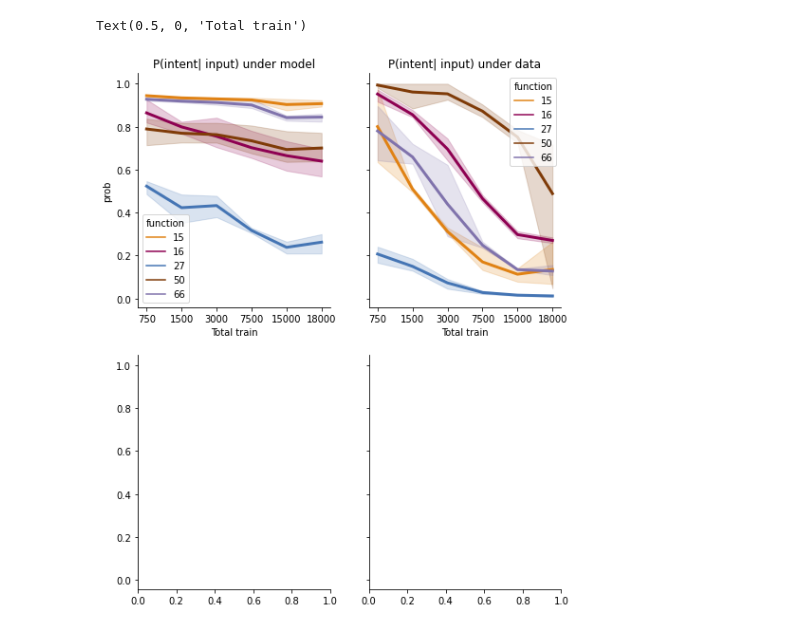
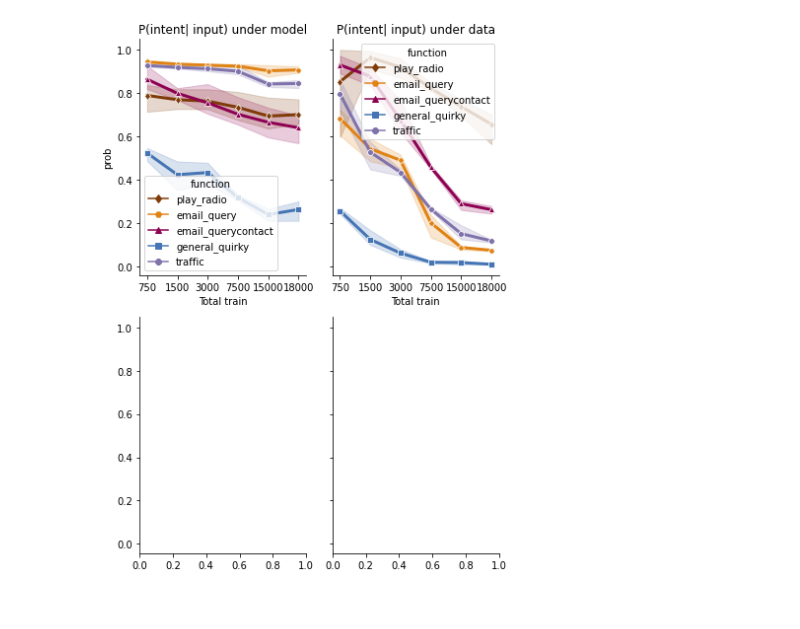
Before and after one commit to esteng/calibration_miso, a Jupyter notebook: intent/analysis.ipynb, the cells around one changed output. Cells and saved outputs as stored; diff of their text form; code cells hidden in the pictures.

Commit message:
check in intent plots

```diff
--- a/intent/analysis.ipynb
+++ b/intent/analysis.ipynb
@@ -13,6 +13,8 @@ from data import get_source_triggers, split_by_intent
 colors = ['#7f3b08','#b35806','#e08214','#fdb863','#8e0152','#d73027','#4575b4','#b2abd2','#8073ac','#542788','#2d004b']
 intents_and_functions = ['play_radio', "FindManager", 'email_query', "Tomorrow", 'email_querycontact', "PlaceHasFeature", 'general_quirky', "DoNotConfirm", 'traffic', "FenceAttendee", "total"]
 color_mapping = {k:v for k,v in zip(intents_and_functions, colors)}
+
+marker_lookup = {'play_radio': "d", "FindManager": "o", 'email_query': "H", "Tomorrow": "P", 'email_querycontact': "^", "PlaceHasFeature": ">", 'general_quirky': "s", "DoNotConfirm": "p", 'traffic': "8", "FenceAttendee": "*", "total": "D"}
 # %%
 def get_data_prob(intent_of_interest, data_dir, n_data, n_intent, trigger_tokens=None, starts=False, equals=False):
     train_data, __, __ = split_by_intent(data_dir, intent_of_interest, n_data, n_intent)
@@ -104,26 +106,44 @@ There are 17 instances of 66 in dev and 46 in test
 # %%
 
-fig, ax = plt.subplots(2, 2, figsize=(8, 10), sharey=True, sharex=False)
+fig, ax = plt.subplots(2, 2, figsize=(6, 8), sharey=True, sharex=False)
 
 sub_df = df[df['examples'] == 75]
 sub_df = sub_df[sub_df['type'] == 'model']
 
-sns.lineplot(data=sub_df, x="split", y="prob", hue="function", linewidth=3, palette=color_mapping, ax=ax[0,0])
+sns.lineplot(data=sub_df,
+            x="split",
+            y="prob",
+            hue="function",
+            style='function',
+            dashes=False,
+            markers=marker_lookup,
+            linewidth=3,
+            palette=color_mapping,
+            ax=ax[0,0])
 sns.despine()
 ax[0,0].set_title("P(intent| input) under model")
 ax[0,0].set_xlabel("Total train")
 
 
 
 sub_df = df[df['examples'] == 75]
 sub_df = sub_df[sub_df['type'] == 'data']
 
-sns.lineplot(data=sub_df, x="split", y="prob", hue="function", linewidth=3, palette = color_mapping, ax = ax[0,1])
+sns.lineplot(data=sub_df,
+             x="split",
+             y="prob",
+             hue="function",
+             style="function",
+             dashes=False,
+             markers=marker_lookup,
+             linewidth=3,
+             palette = color_mapping,
+             ax = ax[0,1])
 sns.despine()
 ax[0,1].set_title("P(intent| input) under data")
 ax[0,1].set_xlabel("Total train")
 
-# plt.savefig("/home/t-eliass/papers/incremental_function_learning/figures/intent_50_prob_model_data.pdf")
+plt.tight_layout()
+plt.savefig("/home/estengel/papers/incremental_function_learning/figures/for_paper/prob_model_data.pdf")
 # %% [output]
-Text(0.5, 0, 'Total train')
-[figure, old version]
+[figure, new version]
```
Also changed, not shown: parts of 9 cells of this notebook, 9 other files.
